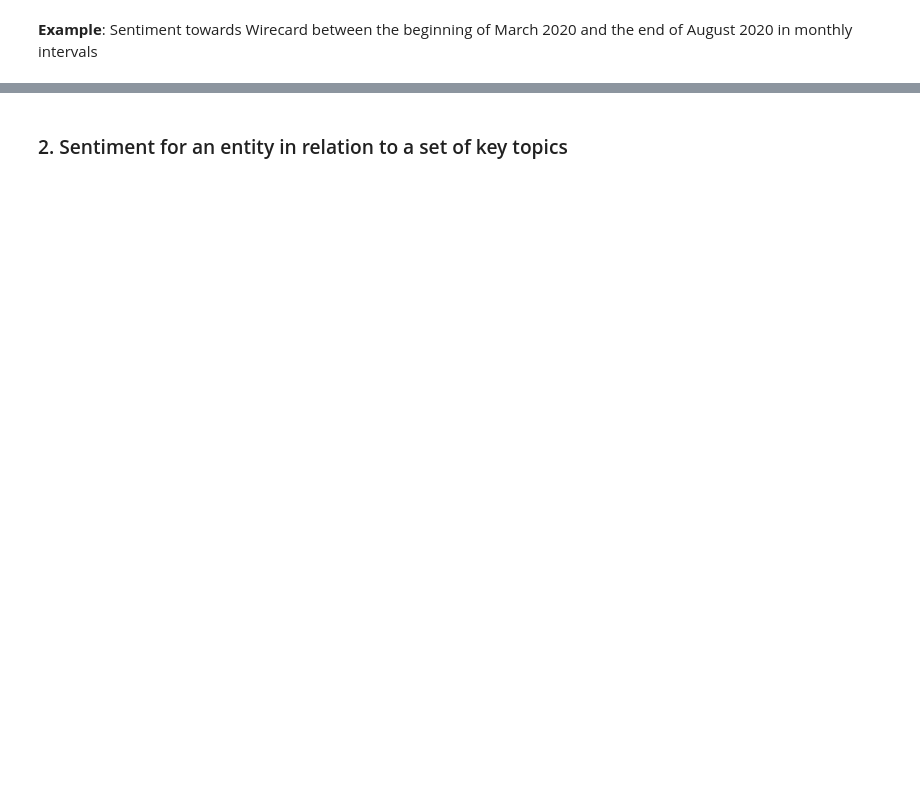
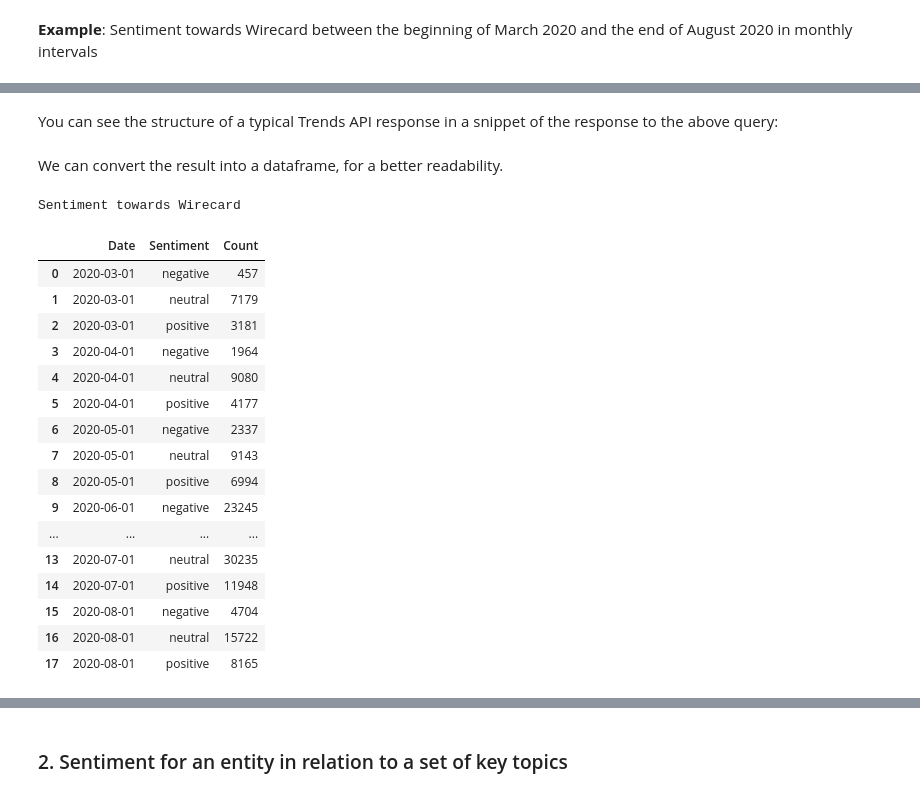
Before and after one commit to signal-ai/signal-api-tools, a Jupyter notebook: notebooks/trends_tutorial.ipynb, the cells around one changed output, grey strips where cells are left out. Saved outputs shown, nothing was run; the diff lists cells and outputs as text; code cells hidden in the pictures; blank space fills up the shorter version.

```diff
--- a/notebooks/trends_tutorial.ipynb
+++ b/notebooks/trends_tutorial.ipynb
@@ -147,0 +125,2 @@ We can also plot and analyse these results:
+# %% [markdown]
+You can see the structure of a typical Trends API response in a snippet of the response to the above query:
@@ -147,0 +171,32 @@ We can also plot and analyse these results:
+# %% [markdown]
+We can convert the result into a dataframe, for a better readability.
+# %%
+df = json_normalize(
+        wirecard_result['aggregations']['group-by'],
+        ['groups', 'group-by', 'groups', 'group-by', 'groups'],
+        [['groups', 'value']],
+        errors='ignore')
+
+df = df.rename(columns={'value': 'Sentiment', 'metrics.document-count': 'Count', 'groups.value': 'Date'})
+df = df.reindex(columns=['Date', 'Sentiment', 'Count'])
+
+df.style.set_caption('Sentiment towards Wirecard')
+# %% [output]
+Sentiment towards Wirecard
+|  | Date | Sentiment | Count |
+| 0 | 2020-03-01 | negative | 457 |
+| 1 | 2020-03-01 | neutral | 7179 |
+| 2 | 2020-03-01 | positive | 3181 |
+| 3 | 2020-04-01 | negative | 1964 |
+| 4 | 2020-04-01 | neutral | 9080 |
+| 5 | 2020-04-01 | positive | 4177 |
+| 6 | 2020-05-01 | negative | 2337 |
+| 7 | 2020-05-01 | neutral | 9143 |
+| 8 | 2020-05-01 | positive | 6994 |
+| 9 | 2020-06-01 | negative | 23245 |
+| ... | ... | ... | ... |
+| 13 | 2020-07-01 | neutral | 30235 |
+| 14 | 2020-07-01 | positive | 11948 |
+| 15 | 2020-08-01 | negative | 4704 |
+| 16 | 2020-08-01 | neutral | 15722 |
+| 17 | 2020-08-01 | positive | 8165 |
```
Also changed, not shown: parts of 35 cells of this notebook.
